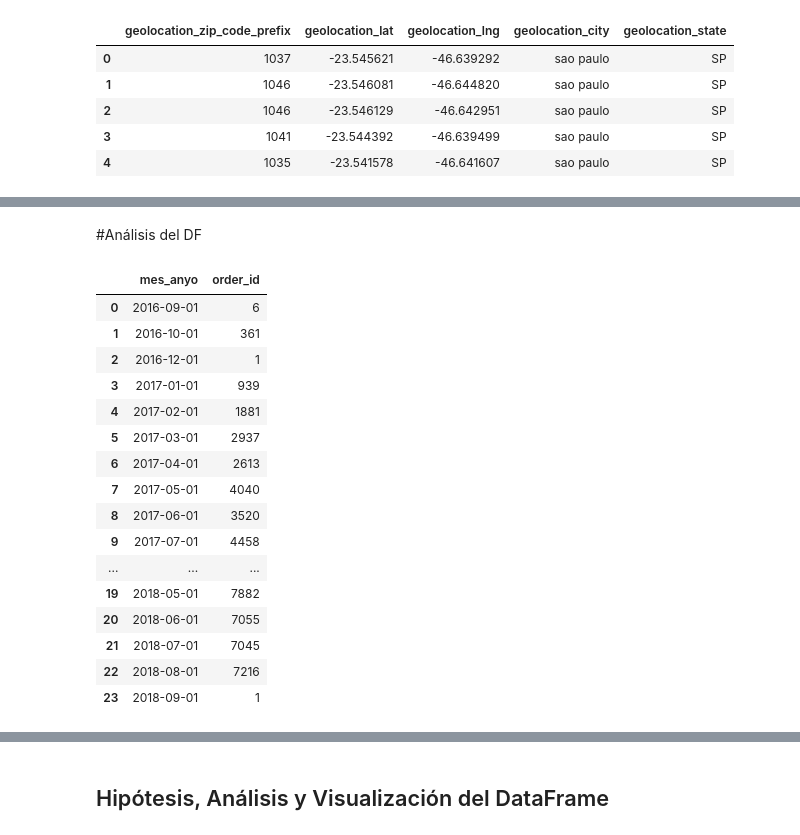
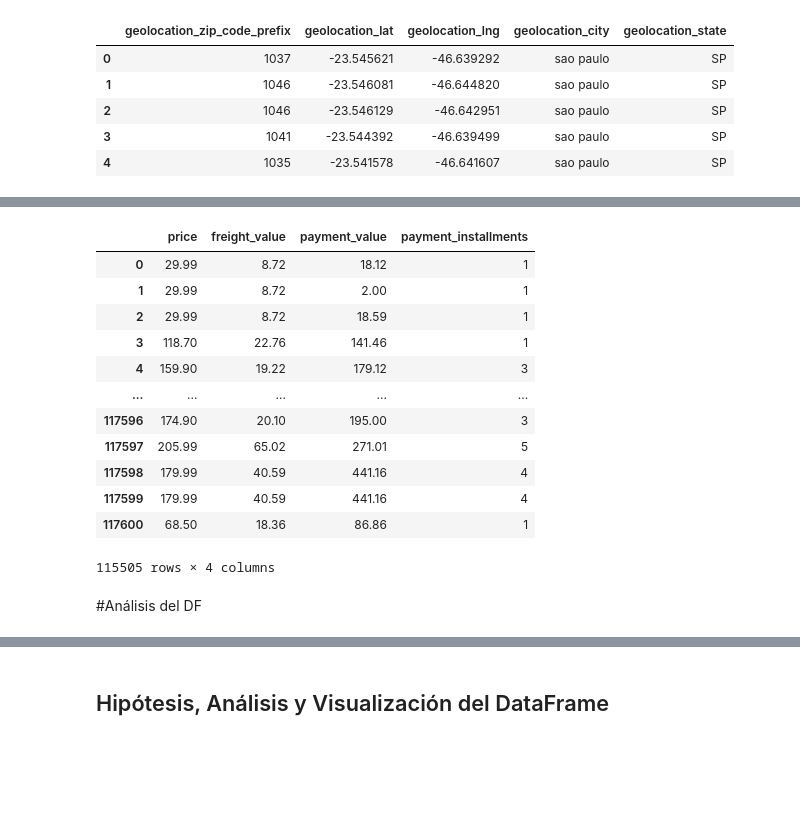
Before and after one commit to nicobotti91/coderds, a Jupyter notebook: ProyectoDSParteII_Botti.ipynb, the cells around one changed output, grey strips where cells are left out. Cells and saved outputs as stored; diff of their text form; code cells hidden in the pictures; blank space fills up the shorter version.

```diff
--- a/ProyectoDSParteII_Botti.ipynb
+++ b/ProyectoDSParteII_Botti.ipynb
@@ -243,0 +308,4 @@ df_target_sales_cleaned.shape
+# %%
+#Eliminar Duplicados
+
+df_merged_revised = df_merged_ok_cleaned.drop_duplicates()
@@ -243,0 +340,5 @@ df_target_sales_cleaned.shape
+# %%
+# Filtrado de ventas a partir de 2017
+
+df_target_sales = df_merged_revised[df_merged_revised['mes_anyo'] >= 201701]
+df_target_sales.head()
@@ -244,22 +373,18 @@ df_target_sales_cleaned.shape
+# %%
+df_target_sales[['price','freight_value','payment_value','payment_installments']]
+# %% [output]
+|  | price | freight_value | payment_value | payment_installments |
+| 0 | 29.99 | 8.72 | 18.12 | 1 |
+| 1 | 29.99 | 8.72 | 2.00 | 1 |
+| 2 | 29.99 | 8.72 | 18.59 | 1 |
+| 3 | 118.70 | 22.76 | 141.46 | 1 |
+| 4 | 159.90 | 19.22 | 179.12 | 3 |
+| ... | ... | ... | ... | ... |
+| 117596 | 174.90 | 20.10 | 195.00 | 3 |
+| 117597 | 205.99 | 65.02 | 271.01 | 5 |
+| 117598 | 179.99 | 40.59 | 441.16 | 4 |
+| 117599 | 179.99 | 40.59 | 441.16 | 4 |
+| 117600 | 68.50 | 18.36 | 86.86 | 1 |
+115505 rows × 4 columns
 # %% [markdown]
 #Análisis del DF
-# %%
-df_target_sales_cleaned.groupby(by='mes_anyo').agg({'order_id':'count'}).reset_index().sort_values(by=['mes_anyo'])
-# %% [output]
-|  | mes_anyo | order_id |
-| 0 | 2016-09-01 | 6 |
-| 1 | 2016-10-01 | 361 |
-| 2 | 2016-12-01 | 1 |
-| 3 | 2017-01-01 | 939 |
-| 4 | 2017-02-01 | 1881 |
-| 5 | 2017-03-01 | 2937 |
-| 6 | 2017-04-01 | 2613 |
-| 7 | 2017-05-01 | 4040 |
-| 8 | 2017-06-01 | 3520 |
-| 9 | 2017-07-01 | 4458 |
-| ... | ... | ... |
-| 19 | 2018-05-01 | 7882 |
-| 20 | 2018-06-01 | 7055 |
-| 21 | 2018-07-01 | 7045 |
-| 22 | 2018-08-01 | 7216 |
-| 23 | 2018-09-01 | 1 |
```
Also changed, not shown: parts of 26 cells of this notebook.
